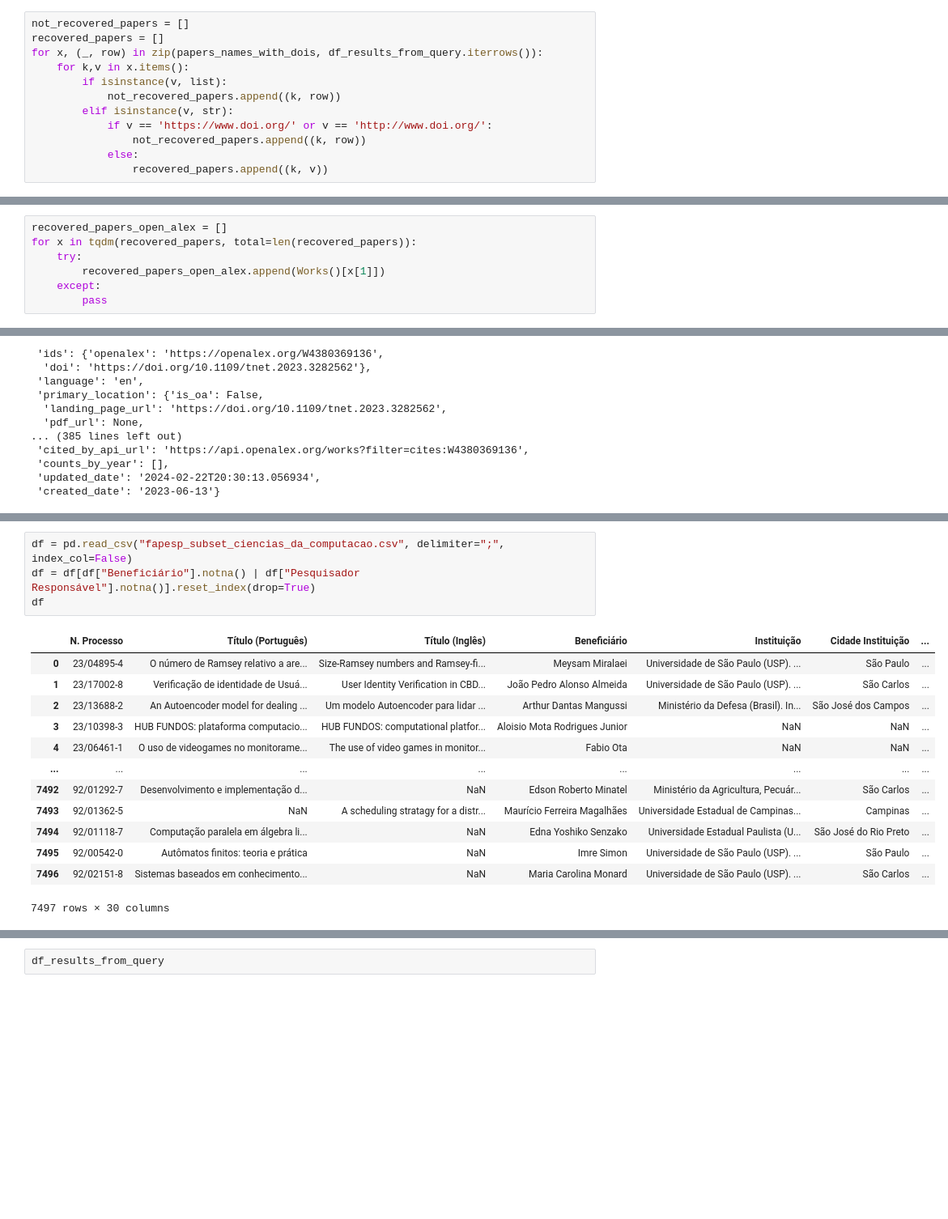
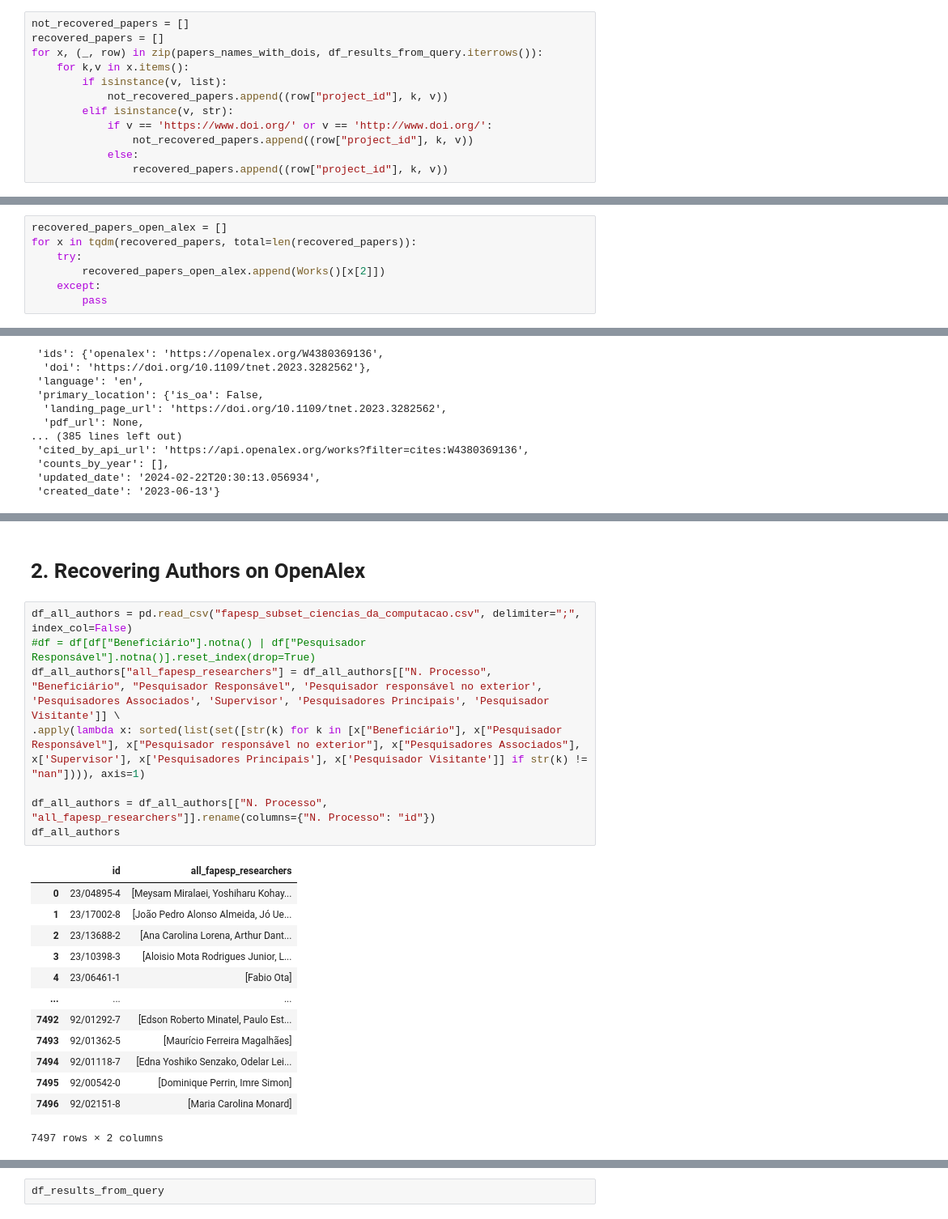
Before and after one commit to machadoprx/ml_applied_to_scientometrics, a Jupyter notebook: notebooks/00 - Fapesp Dataset Acquisition.ipynb, the cells around one changed output, grey strips where cells are left out. Shown: that part at 81% size. Saved outputs shown, nothing was run; the diff lists cells and outputs as text; blank space fills up the shorter version.

```diff
--- a/notebooks/00 - Fapesp Dataset Acquisition.ipynb
+++ b/notebooks/00 - Fapesp Dataset Acquisition.ipynb
@@ -29,9 +49,9 @@ recovered_papers = []
 for x, (_, row) in zip(papers_names_with_dois, df_results_from_query.iterrows()):
     for k,v in x.items():
         if isinstance(v, list):
-            not_recovered_papers.append((k, row))
+            not_recovered_papers.append((row["project_id"], k, v))
         elif isinstance(v, str):
             if v == 'https://www.doi.org/' or v == 'http://www.doi.org/':
-                not_recovered_papers.append((k, row))
+                not_recovered_papers.append((row["project_id"], k, v))
             else:
-                recovered_papers.append((k, v))
+                recovered_papers.append((row["project_id"], k, v))
@@ -63,7 +103,7 @@ recovered_papers
 recovered_papers_open_alex = []
 for x in tqdm(recovered_papers, total=len(recovered_papers)):
     try:
-        recovered_papers_open_alex.append(Works()[x[1]])
+        recovered_papers_open_alex.append(Works()[x[2]])
     except:
         pass
 # %%
@@ -152,18 +233,24 @@ only_dois_found_on_oa
+# %% [markdown]
+# 2. Recovering Authors on OpenAlex
 # %%
-df = pd.read_csv("fapesp_subset_ciencias_da_computacao.csv", delimiter=";", index_col=False)
-df = df[df["Beneficiário"].notna() | df["Pesquisador Responsável"].notna()].reset_index(drop=True)
-df
+df_all_authors = pd.read_csv("fapesp_subset_ciencias_da_computacao.csv", delimiter=";", index_col=False)
+#df = df[df["Beneficiário"].notna() | df["Pesquisador Responsável"].notna()].reset_index(drop=True)
+df_all_authors["all_fapesp_researchers"] = df_all_authors[["N. Processo", "Beneficiário", "Pesquisador Responsável", 'Pesquisador responsável no exterior', 'Pesquisadores Associados', 'Supervisor', 'Pesquisadores Principais', 'Pesquisador Visitante']] \
+.apply(lambda x: sorted(list(set([str(k) for k in [x["Beneficiário"], x["Pesquisador Responsável"], x["Pesquisador responsável no exterior"], x["Pesquisadores Associados"], x['Supervisor'], x['Pesquisadores Principais'], x['Pesquisador Visitante']] if str(k) != "nan"]))), axis=1)
+
+df_all_authors = df_all_authors[["N. Processo", "all_fapesp_researchers"]].rename(columns={"N. Processo": "id"})
+df_all_authors
 # %% [output]
-|  | N. Processo | Título (Português) | Título (Inglês) | Beneficiário | Instituição | Cidade Instituição | ... |
-| 0 | 23/04895-4 | O número de Ramsey relativo a are... | Size-Ramsey numbers and Ramsey-fi... | Meysam Miralaei | Universidade de São Paulo (USP). ... | São Paulo | ... |
-| 1 | 23/17002-8 | Verificação de identidade de Usuá... | User Identity Verification in CBD... | João Pedro Alonso Almeida | Universidade de São Paulo (USP). ... | São Carlos | ... |
-| 2 | 23/13688-2 | An Autoencoder model for dealing ... | Um modelo Autoencoder para lidar ... | Arthur Dantas Mangussi | Ministério da Defesa (Brasil). In... | São José dos Campos | ... |
-| 3 | 23/10398-3 | HUB FUNDOS: plataforma computacio... | HUB FUNDOS: computational platfor... | Aloisio Mota Rodrigues Junior | NaN | NaN | ... |
-| 4 | 23/06461-1 | O uso de videogames no monitorame... | The use of video games in monitor... | Fabio Ota | NaN | NaN | ... |
-| ... | ... | ... | ... | ... | ... | ... | ... |
-| 7492 | 92/01292-7 | Desenvolvimento e implementação d... | NaN | Edson Roberto Minatel | Ministério da Agricultura, Pecuár... | São Carlos | ... |
-| 7493 | 92/01362-5 | NaN | A scheduling stratagy for a distr... | Maurício Ferreira Magalhães | Universidade Estadual de Campinas... | Campinas | ... |
-| 7494 | 92/01118-7 | Computação paralela em álgebra li... | NaN | Edna Yoshiko Senzako | Universidade Estadual Paulista (U... | São José do Rio Preto | ... |
-| 7495 | 92/00542-0 | Autômatos finitos: teoria e prática | NaN | Imre Simon | Universidade de São Paulo (USP). ... | São Paulo | ... |
-| 7496 | 92/02151-8 | Sistemas baseados em conhecimento... | NaN | Maria Carolina Monard | Universidade de São Paulo (USP). ... | São Carlos | ... |
+|  | id | all_fapesp_researchers |
+| 0 | 23/04895-4 | [Meysam Miralaei, Yoshiharu Kohay... |
+| 1 | 23/17002-8 | [João Pedro Alonso Almeida, Jó Ue... |
+| 2 | 23/13688-2 | [Ana Carolina Lorena, Arthur Dant... |
+| 3 | 23/10398-3 | [Aloisio Mota Rodrigues Junior, L... |
+| 4 | 23/06461-1 | [Fabio Ota] |
+| ... | ... | ... |
+| 7492 | 92/01292-7 | [Edson Roberto Minatel, Paulo Est... |
+| 7493 | 92/01362-5 | [Maurício Ferreira Magalhães] |
+| 7494 | 92/01118-7 | [Edna Yoshiko Senzako, Odelar Lei... |
+| 7495 | 92/00542-0 | [Dominique Perrin, Imre Simon] |
+| 7496 | 92/02151-8 | [Maria Carolina Monard] |
-7497 rows × 30 columns
+7497 rows × 2 columns
```
Also changed, not shown: parts of 47 cells of this notebook.
